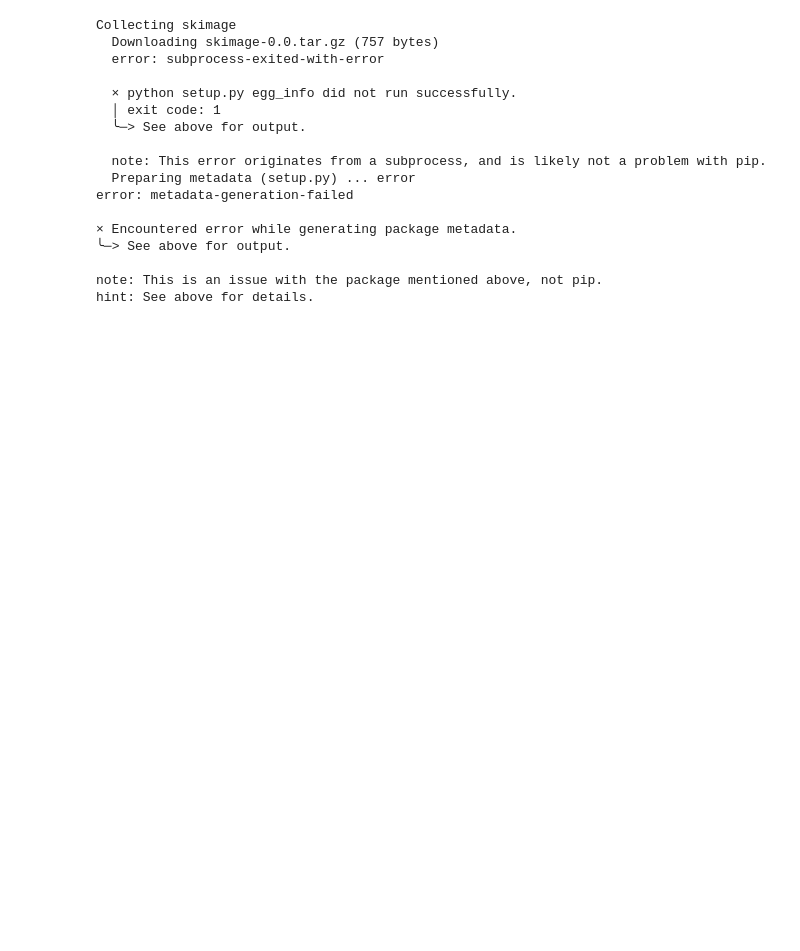
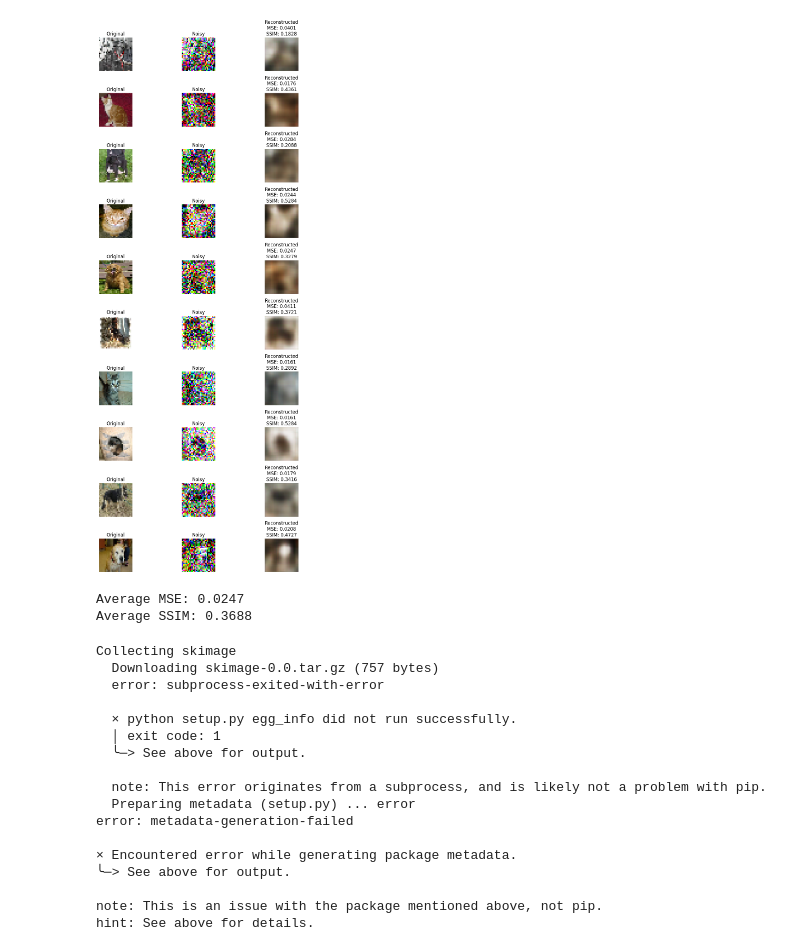
Before and after one commit to ahzaidy/Programs, a Jupyter notebook: CPSC_5440_HW3.ipynb, the cells around one changed output. Drawn from its saved outputs; the diff is of its cells as text; code cells hidden in the pictures; blank space fills up the shorter version.

```diff
--- a/CPSC_5440_HW3.ipynb
+++ b/CPSC_5440_HW3.ipynb
@@ -103,7 +114,7 @@ for i in range(num_images):
     mse_values.append(mse)
 
     # Calculate SSIM
-    ssim_index = ssim(original, recon, multichannel=True)
+    ssim_index = ssim(original, recon, data_range=1.0, channel_axis=-1)
     ssim_values.append(ssim_index)
 
     # Display images
@@ -138,3 +141,6 @@ Requirement already satisfied: lazy-loader>=0.4 in /usr/local/lib/python3.11/dis
+[figure, added]
+Average MSE: 0.0247
+Average SSIM: 0.3688
 # %%
 !pip install skimage
 # %% [output]
```
Also changed, not shown: parts of 2 cells of this notebook.
